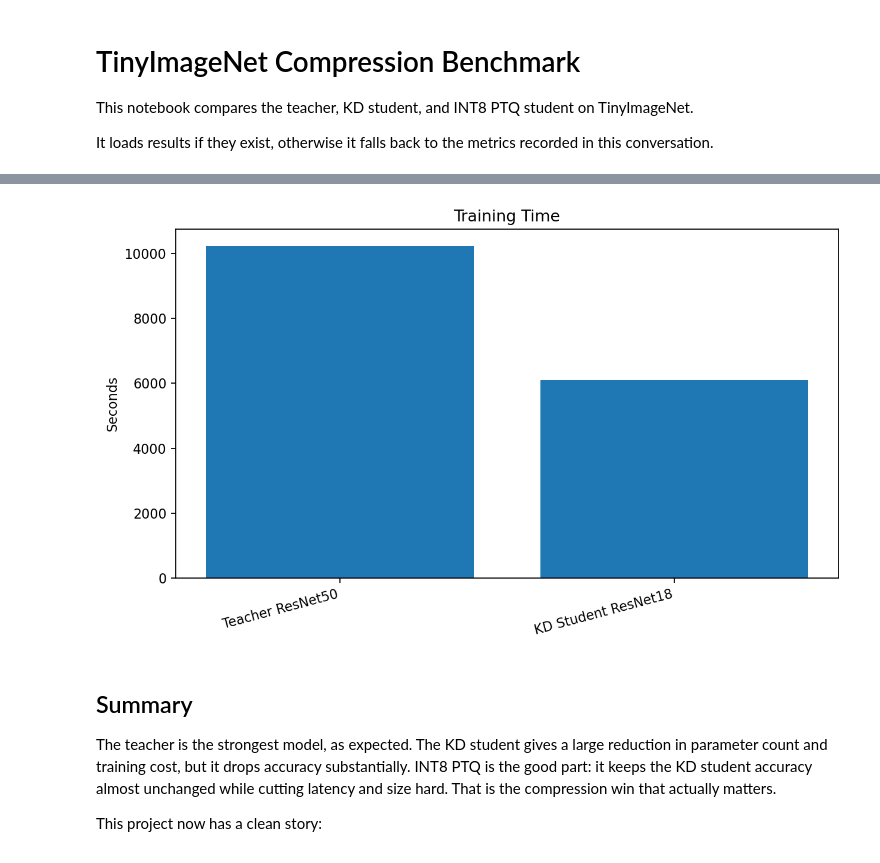
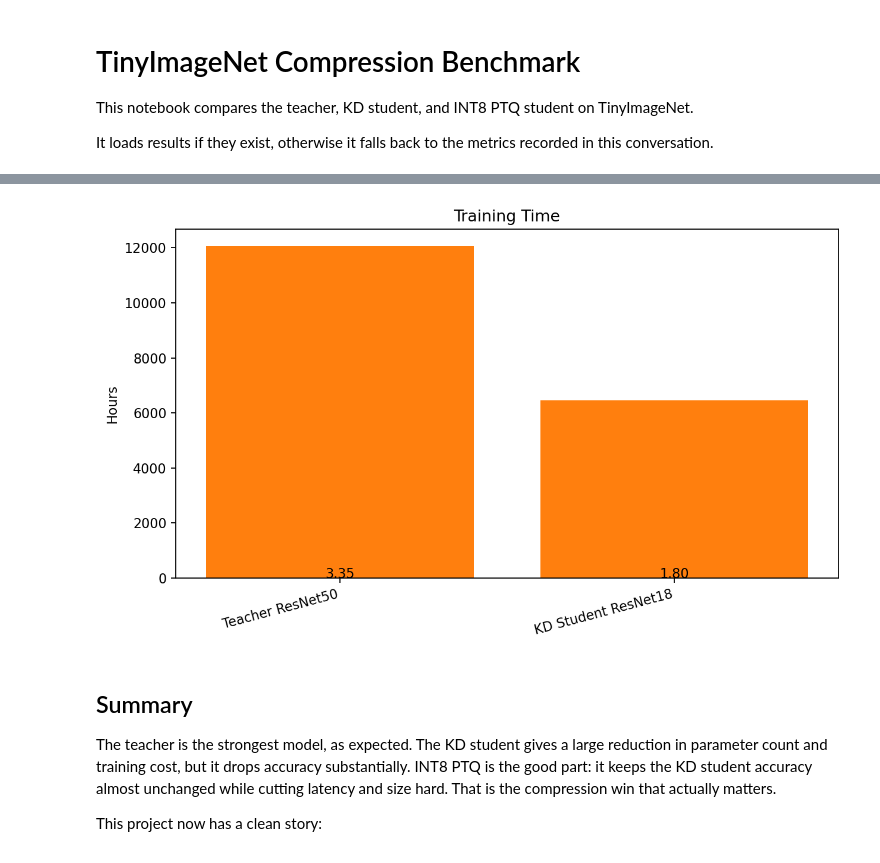
Before and after one commit to Priyakarna13/tinyimagenet-kd-quantization, a Jupyter notebook: tinyimagenet_final_comparison_notebook.ipynb, the cells around one changed output, grey strips where cells are left out. Saved outputs shown, nothing was run; the diff lists cells and outputs as text; code cells hidden in the pictures.

Commit message:
Updated missing benchmark parameters

```diff
--- a/tinyimagenet_final_comparison_notebook.ipynb
+++ b/tinyimagenet_final_comparison_notebook.ipynb
@@ -239,6 +239,8 @@ comparison
 # %%
 # Plot 1: Benchmark accuracy
 fig = plt.figure(figsize=(8, 4.8))
+for i, v in enumerate(df["benchmark_acc"]):
+    plt.text(i, v + 0.5, f"{v:.2f}", ha="center")
 plt.bar(df["model"], df["benchmark_acc"])
 plt.ylabel("Accuracy (%)")
 plt.title("TinyImageNet Benchmark Accuracy")
@@ -251,6 +253,8 @@ plt.show()
 # %%
 # Plot 2: Benchmark loss
 fig = plt.figure(figsize=(8, 4.8))
+for i, v in enumerate(df["benchmark_loss"]):
+    plt.text(i, v + 0.02, f"{v:.3f}", ha="center")
 plt.bar(df["model"], df["benchmark_loss"])
 plt.ylabel("Loss")
 plt.title("TinyImageNet Benchmark Loss")
@@ -275,12 +284,15 @@ plt.show()
 # %%
-# Plot 4: Latency
-lat_df = df[df["model"].isin(["KD Student ResNet18", "INT8 Student ResNet18"])].copy()
 fig = plt.figure(figsize=(8, 4.8))
+lat_df = df[df["latency_ms"].notna()].copy()
 plt.bar(lat_df["model"], lat_df["latency_ms"])
-plt.ylabel("ms / image")
-plt.title("Inference Latency: KD Student vs INT8 Student")
+plt.ylabel("Latency (ms / image)")
+plt.title("Inference Latency Comparison (Teacher vs KD vs INT8)")
 plt.xticks(rotation=15, ha="right")
+
+for i, v in enumerate(lat_df["latency_ms"]):
+    plt.text(i, v + 0.2, f"{v:.2f}", ha="center")
+
 plt.tight_layout()
-plt.savefig(FIG_DIR / "latency_students.png", bbox_inches="tight")
+plt.savefig(FIG_DIR / "latency_all_models.png", bbox_inches="tight")
 plt.show()
 # %% [output]
@@ -287,0 +300,17 @@ plt.show()
+# %%
+baseline = lat_df.loc[lat_df["model"] == "Teacher ResNet50", "latency_ms"].iloc[0]
+lat_df["relative_speedup"] = baseline / lat_df["latency_ms"]
+
+fig = plt.figure(figsize=(8, 4.8))
+plt.bar(lat_df["model"], lat_df["relative_speedup"])
+
+plt.ylabel("Speedup vs Teacher (x)")
+plt.title("Relative Inference Speedup")
+plt.xticks(rotation=15, ha="right")
+
+for i, v in enumerate(lat_df["relative_speedup"]):
+    plt.text(i, v + 0.05, f"{v:.2f}x", ha="center")
+
+plt.tight_layout()
+plt.savefig(FIG_DIR / "latency_speedup.png", bbox_inches="tight")
+plt.show()
@@ -288,17 +319,23 @@ plt.show()
 # %%
 
 # Plot 5: Training time
 train_df = df[df["model"].isin(["Teacher ResNet50", "KD Student ResNet18"])].copy()
+train_df["train_time_hours"] = train_df["train_time_sec"] / 3600
 fig = plt.figure(figsize=(8, 4.8))
+plt.bar(train_df["model"], train_df["train_time_hours"])
+plt.ylabel("Hours")
+
+for i, v in enumerate(train_df["train_time_hours"]):
+    plt.text(i, v + 0.05, f"{v:.2f}", ha="center")
 plt.bar(train_df["model"], train_df["train_time_sec"])
-plt.ylabel("Seconds")
+plt.ylabel("Hours")
 plt.title("Training Time")
 plt.xticks(rotation=15, ha="right")
 plt.tight_layout()
 plt.savefig(FIG_DIR / "training_time.png", bbox_inches="tight")
 plt.show()
 # %% [output]
-[figure, old version]
+[figure, new version]
 # %% [markdown]
 
 ## Summary
```
Also changed, not shown: parts of 11 cells of this notebook, 8 other files.
